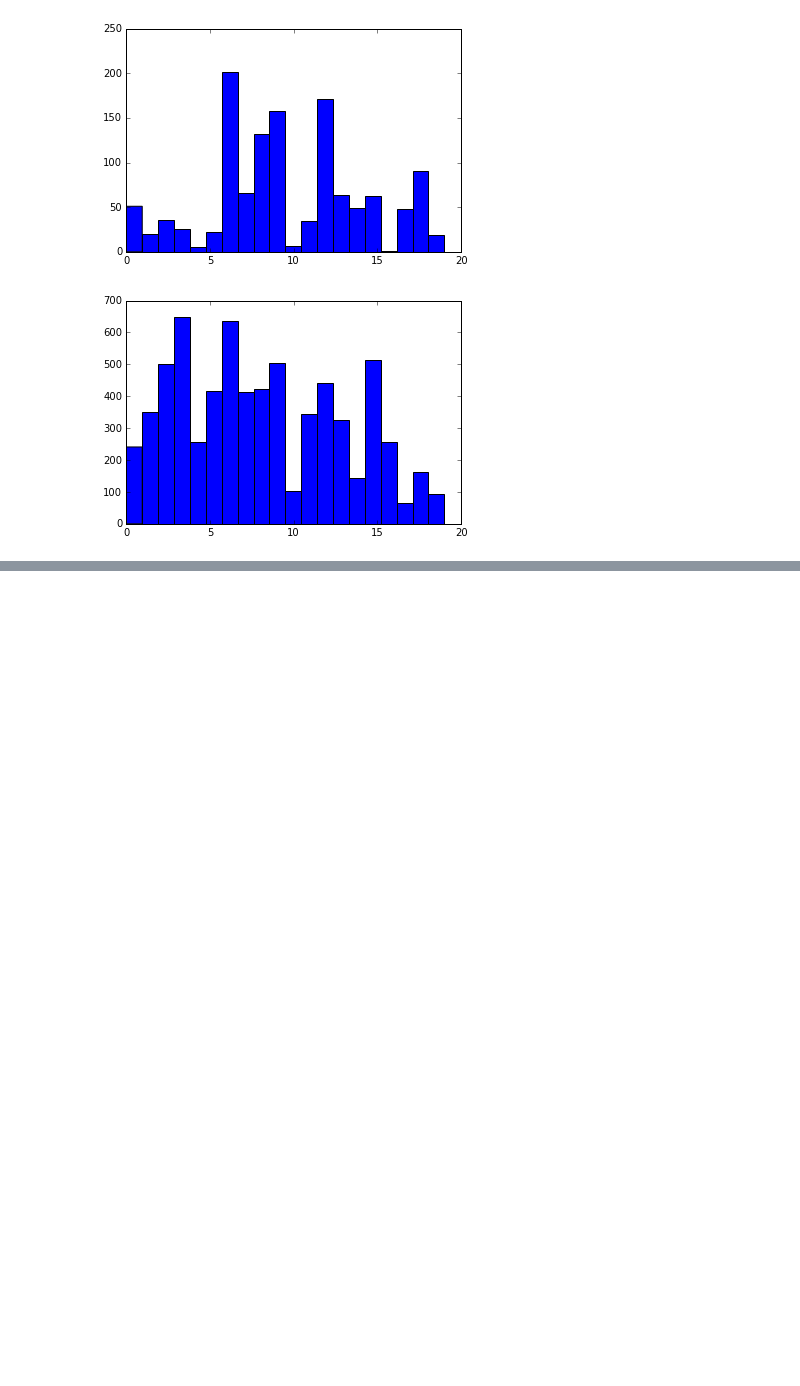
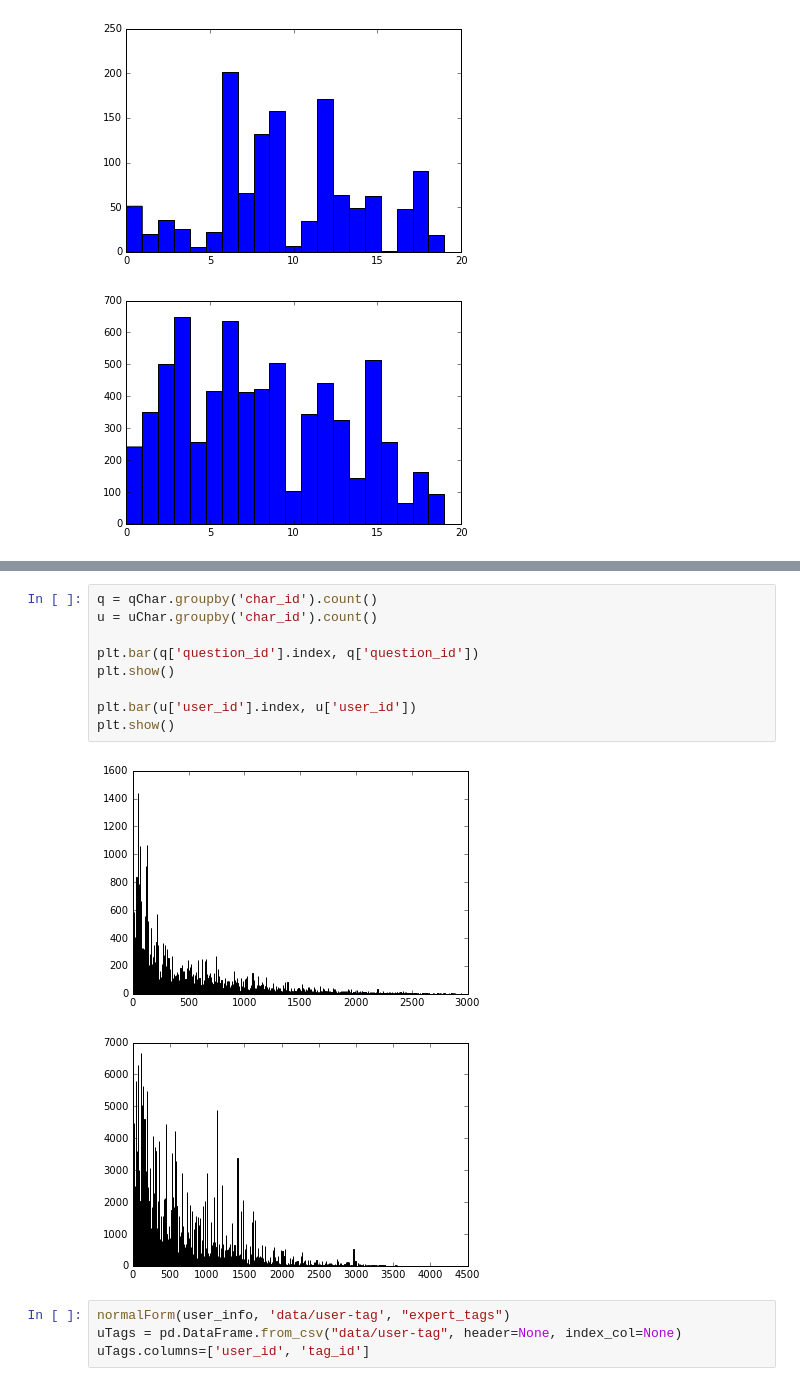
Before and after one commit to aalavandhan/bytecup, a Jupyter notebook: pre-process.ipynb, the cells around one changed output, grey strips where cells are left out. Saved outputs shown, nothing was run; the diff lists cells and outputs as text; blank space fills up the shorter version.

```diff
--- a/pre-process.ipynb
+++ b/pre-process.ipynb
@@ -200,0 +254,16 @@ Distribution of tags
+# %%
+q = qChar.groupby('char_id').count()
+u = uChar.groupby('char_id').count()
+
+plt.bar(q['question_id'].index, q['question_id'])
+plt.show()
+
+plt.bar(u['user_id'].index, u['user_id'])
+plt.show()
+# %% [output]
+[figure, added]
+[figure, added]
+# %%
+normalForm(user_info, 'data/user-tag', "expert_tags")
+uTags = pd.DataFrame.from_csv("data/user-tag", header=None, index_col=None)
+uTags.columns=['user_id', 'tag_id']
```
Also changed, not shown: parts of 14 cells of this notebook, 8 other files.
